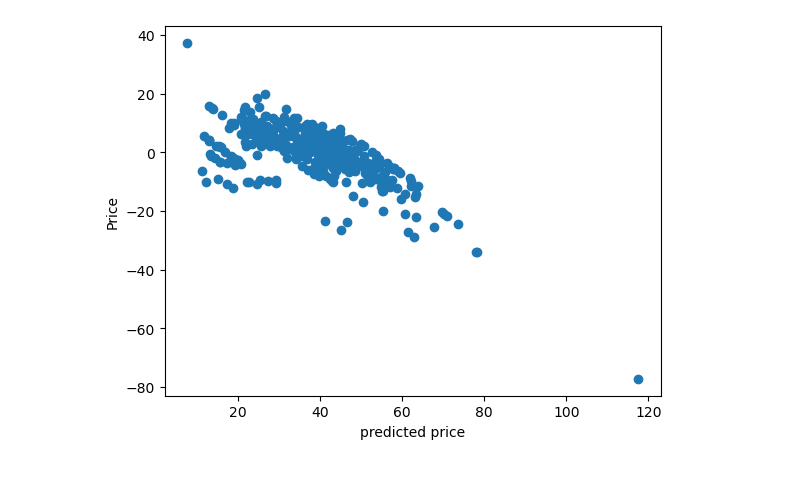
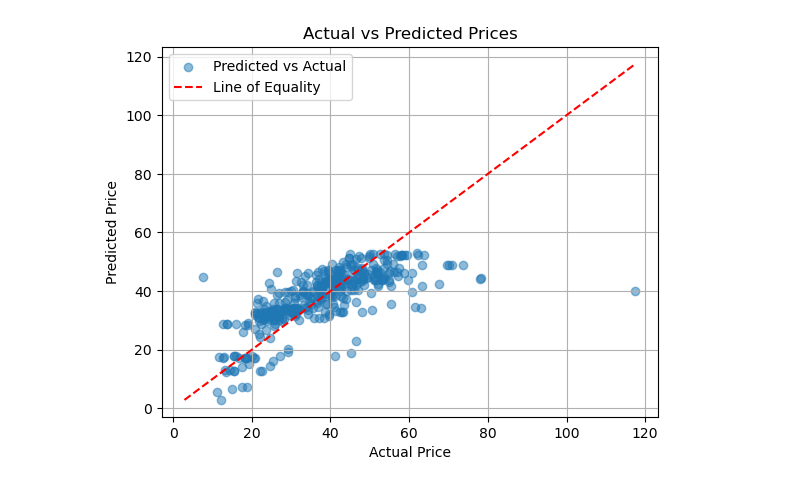
Before and after one commit to hinmiro/dataIsBeautifull_G2, a Jupyter notebook: assignments/Linear_regression.ipynb, the cells around one changed output. Saved outputs shown, nothing was run; the diff lists cells and outputs as text; code cells hidden in the pictures.

```diff
--- a/assignments/Linear_regression.ipynb
+++ b/assignments/Linear_regression.ipynb
@@ -1,5 +22,6 @@
 # %%
 import pandas as pd
+from sklearn.model_selection import train_test_split
 from sklearn.preprocessing import StandardScaler
 from ucimlrepo import fetch_ucirepo
 import matplotlib.pyplot as plt
@@ -11,5 +33,10 @@ real_estate_valuation = fetch_ucirepo(id=477)
 X = real_estate_valuation.data.features
 y = real_estate_valuation.data.targets
 
-df = X[['X2 house age', 'X3 distance to the nearest MRT station', 'X4 number of convenience stores']]
-df
+# Split data to training set and test set
+X_train, X_test, y_train, y_test = train_test_split(X, y, test_size=30, random_state=25)
+
+# Extract useful data from X data sets
+X_train = X_train[['X2 house age', 'X3 distance to the nearest MRT station', 'X4 number of convenience stores']]
+
+X_test = X_test[['X2 house age', 'X3 distance to the nearest MRT station', 'X4 number of convenience stores']]
@@ -43,9 +60,10 @@ else:
 # %%
 from sklearn.linear_model import LinearRegression
 
+# Fitting LinearRegression model with data sets
 model = LinearRegression()
-model.fit(scaled, y)
-b0 = model.intercept_ # note the underscore!
-b1 = model.coef_[0] # returns a list containing a single element
+model.fit(scaled_train, y_train)
+b0 = model.intercept_
+b1 = model.coef_[0]
 print(b0, b1)
 # %% [output]
@@ -65,7 +96,7 @@ plt.show()
 # %%
 from sklearn.metrics import mean_absolute_error
 
-preds = model.predict(scaled)
+preds = model.predict(scaled_train)
 
-print("Mean absolute error: %.2f" % mean_absolute_error(y, preds))
+print("Mean absolute error: %.2f" % mean_absolute_error(y_train, preds))
 # %% [output]
@@ -73,8 +104,22 @@ Mean absolute error: 6.49
 # %%
-plt.scatter(y, preds-y)
+# Convert y_train and preds dataset to numpy array
+y_train_np = np.array(y_train).astype(float)
+preds_np = np.array(preds).astype(float)
 
-plt.xlabel('predicted price')
-plt.ylabel('Price')
+# Scatter plot of actual vs predicted prices
+plt.scatter(y_train_np, preds_np, alpha=0.5, label='Predicted vs Actual')
+
+# Plot the line of equality
+max_val = max(max(y_train_np), max(preds_np))
+min_val = min(min(y_train_np), min(preds_np))
+plt.plot([min_val, max_val], [min_val, max_val], color='red', linestyle='--', label='Line of Equality')
+
+# Labels and title
+plt.xlabel('Actual Price')
+plt.ylabel('Predicted Price')
+plt.title('Actual Prices vs Predicted Prices')
+plt.legend()
+plt.grid(True)
 plt.show()
 # %% [output]
-[figure, old version]
+[figure, new version]
```
Also changed, not shown: parts of 7 cells of this notebook, 1 other file.
